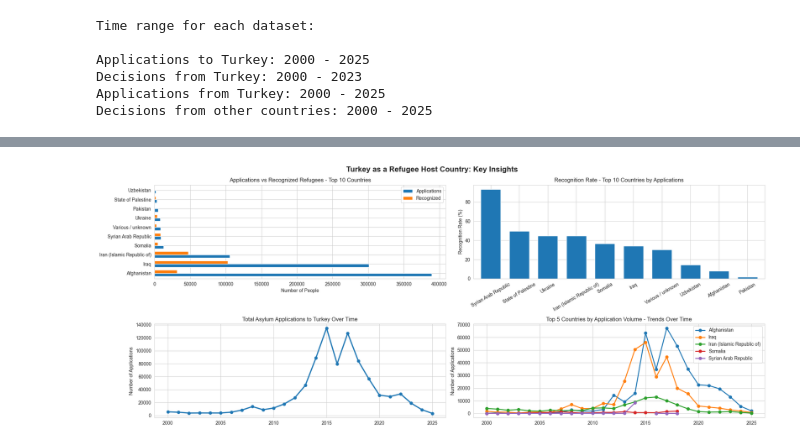
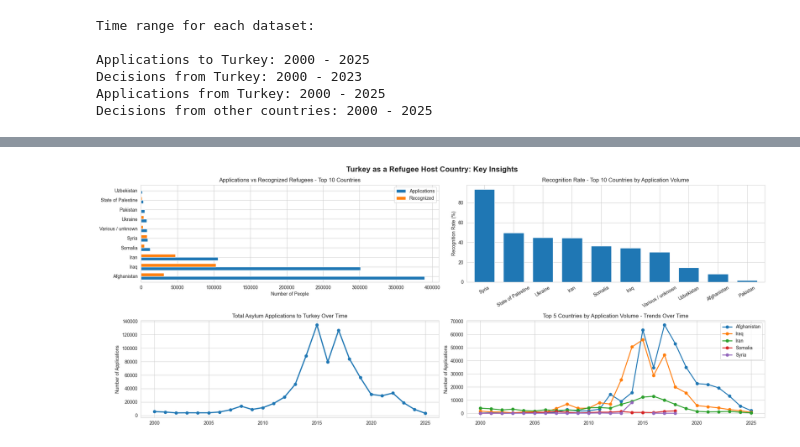
Before and after one commit to oganbayril/turkey-migration-analysis, a Jupyter notebook: notebooks/02_analysis.ipynb, the cells around one changed output, grey strips where cells are left out. Saved outputs shown, nothing was run; the diff lists cells and outputs as text; code cells hidden in the pictures.

```diff
--- a/notebooks/02_analysis.ipynb
+++ b/notebooks/02_analysis.ipynb
@@ -15,6 +15,25 @@ clean_datasets = {
     'Decisions from other countries': pd.read_csv(clean_data_dir / 'decisions_from_other_countries_clean.csv'),
 }
 
+
+def clean_country_names(df_or_series):
+    """Shorten long country names for better visualization"""
+    country_name_map = {
+        'United Kingdom of Great Britain and Northern Ireland': 'United Kingdom',
+        'Iran (Islamic Republic of)': 'Iran',
+        'Syrian Arab Republic': 'Syria',
+        'Netherlands (Kingdom of the)': 'Netherlands',
+    }
+
+    result = df_or_series.copy()
+    result.index = result.index.map(lambda x: country_name_map.get(x, x))
+
+    if isinstance(result, pd.DataFrame):
+        result.columns = result.columns.map(lambda x: country_name_map.get(x, x))
+
+    return result
+
+
 print('Data loaded successfully!')
 
 for name, df in clean_datasets.items():
@@ -40,16 +69,17 @@ Decisions from other countries: 2000 - 2025
 # %%
 fig, axes = plt.subplots(2, 2, figsize=(20, 8))
 
-total_apps = clean_datasets['Applications to Turkey'].groupby('Country of Origin Name')['Number of Applications'].sum()
-total_recognized = clean_datasets['Decisions from Turkey'].groupby('Country of Origin Name')['Recognized'].sum()
+apps_to_turkey_by_country = clean_datasets['Applications to Turkey'].groupby('Country of Origin Name')['Number of Applications'].sum()
+recognized_to_turkey_by_country = clean_datasets['Decisions from Turkey'].groupby('Country of Origin Name')['Recognized'].sum()
 
-comparison = pd.DataFrame({
-    'Applications': total_apps,
-    'Recognized': total_recognized
+comparison_to_turkey = pd.DataFrame({
+    'Applications': apps_to_turkey_by_country,
+    'Recognized': recognized_to_turkey_by_country
 }).fillna(0)
 
-top_countries_comparison = comparison.loc[total_apps.sort_values(ascending=False).head(10).index]
-top_countries_comparison.plot(
+top10_to_turkey = comparison_to_turkey.loc[apps_to_turkey_by_country.sort_values(ascending=False).head(10).index]
+top10_to_turkey_display = clean_country_names(top10_to_turkey)
+top10_to_turkey_display.plot(
     kind='barh',
     width=0.7,
     xlabel='Number of People',
@@ -60,49 +90,51 @@ top_countries_comparison.plot(
     )
 
 
-comparison['Recognition percent'] = (total_recognized / total_apps) * 100
-recognition_rate_top_apps = comparison.loc[total_apps.sort_values(ascending=False).head(10).index]['Recognition percent'].sort_values(ascending=False)
-recognition_rate_top_apps.plot(
+comparison_to_turkey['Recognition percent'] = (recognized_to_turkey_by_country / apps_to_turkey_by_country) * 100
+recognition_rate_to_turkey = comparison_to_turkey.loc[apps_to_turkey_by_country.sort_values(ascending=False).head(10).index]['Recognition percent'].sort_values(ascending=False)
+recognition_rate_to_turkey_display = clean_country_names(recognition_rate_to_turkey)
+recognition_rate_to_turkey_display.plot(
     kind='bar',
     width=0.7,
     xlabel='',
     ylabel='Recognition Rate (%)',
-    title='Recognition Rate - Top 10 Countries by Applications',
+    title='Recognition Rate - Top 10 Countries by Application Volume',
     rot=30,
     ax=axes[0, 1]
     )
 
 
-total_apps_per_year = clean_datasets['Applications to Turkey'].groupby('Year')['Number of Applications'].sum()
-total_apps_per_year.plot(
+apps_to_turkey_per_year = clean_datasets['Applications to Turkey'].groupby('Year')['Number of Applications'].sum()
+apps_to_turkey_per_year.plot(
     kind='line',
     linewidth=2.5,
     marker='o',
     xlabel='',
     ylabel='Number of Applications',
     title='Total Asylum Applications to Turkey Over Time',
     ax=axes[1, 0],
     grid=True
 )
 
 
-all_countries_over_time = clean_datasets['Applications to Turkey'].groupby(['Country of Origin Name', 'Year']).agg({'Number of Applications': 'sum'})
-top_countries_over_time = all_countries_over_time.loc[total_apps.sort_values(ascending=False).head(5).index]
-top_countries_over_time_pivoted = top_countries_over_time['Number of Applications'].unstack(level=0)
-top_countries_over_time_pivoted.plot(
+apps_to_turkey_by_country_year = clean_datasets['Applications to Turkey'].groupby(['Country of Origin Name', 'Year']).agg({'Number of Applications': 'sum'})
+top5_to_turkey_over_time = apps_to_turkey_by_country_year.loc[apps_to_turkey_by_country.sort_values(ascending=False).head(5).index]
+top5_to_turkey_pivoted = top5_to_turkey_over_time['Number of Applications'].unstack(level=0)
+top5_to_turkey_pivoted_display = clean_country_names(top5_to_turkey_pivoted)
+top5_to_turkey_pivoted_display.plot(
     kind='line',
     linewidth=2,
     marker='o',
     xlabel='',
     ylabel='Number of Applications',
     title='Top 5 Countries by Application Volume - Trends Over Time',
     ax=axes[1, 1],
     grid=True
 ).legend(title='', loc='upper right')
 
 fig.suptitle('Turkey as a Refugee Host Country: Key Insights',
              fontsize=16, fontweight='bold', y=0.98)
 plt.tight_layout()
 plt.show()
 # %% [output]
-[figure, old version]
+[figure, new version]
```
Also changed, not shown: parts of 2 cells of this notebook.
